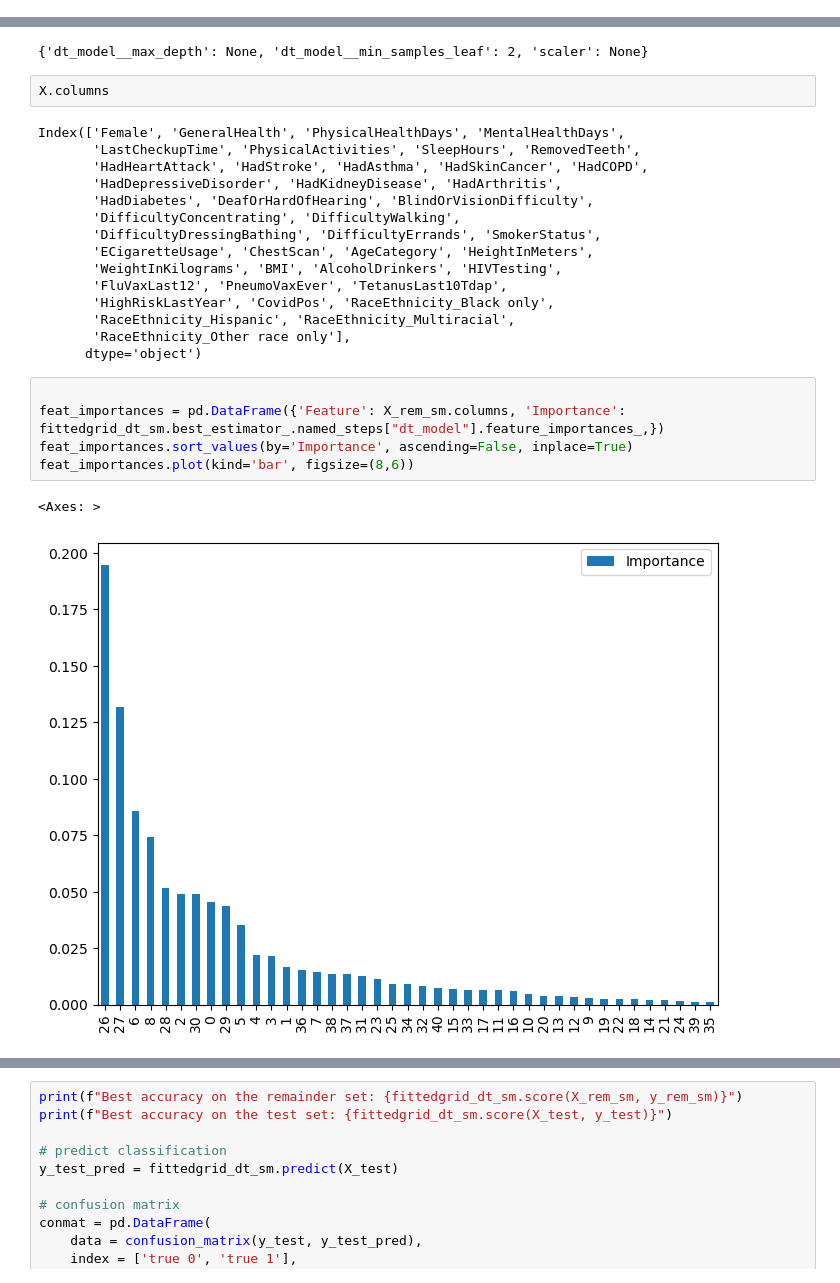
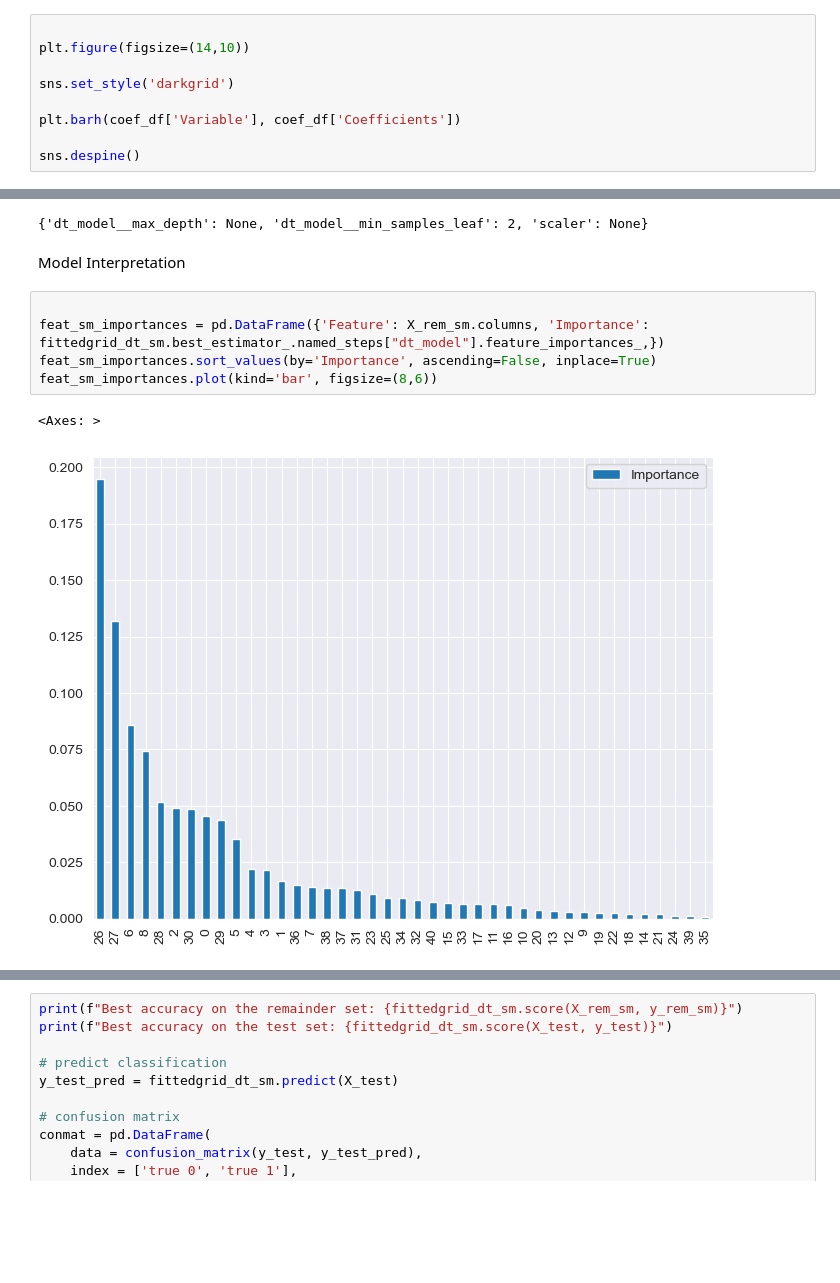
Before and after one commit to Tasnimacj/Capstone_Heart_Prediction, a Jupyter notebook: notebooks/04-modelling-no-pca.ipynb, the cells around one changed output, grey strips where cells are left out. Cells and saved outputs as stored; diff of their text form; blank space fills up the shorter version.

```diff
--- a/notebooks/04-modelling-no-pca.ipynb
+++ b/notebooks/04-modelling-no-pca.ipynb
@@ -223,0 +213,9 @@ ValueError: Shape of passed values is (1, 41), indices imply (41, 1)
+# %%
+
+plt.figure(figsize=(14,10))
+
+sns.set_style('darkgrid')
+
+plt.barh(coef_df['Variable'], coef_df['Coefficients'])
+
+sns.despine()
@@ -446,28 +670,13 @@ Fitting 5 folds for each of 36 candidates, totalling 180 fits
 fittedgrid_dt_sm.best_params_
 # %% [output]
 {'dt_model__max_depth': None, 'dt_model__min_samples_leaf': 2, 'scaler': None}
-# %%
-X.columns
-# %% [output]
-Index(['Female', 'GeneralHealth', 'PhysicalHealthDays', 'MentalHealthDays',
-       'LastCheckupTime', 'PhysicalActivities', 'SleepHours', 'RemovedTeeth',
-       'HadHeartAttack', 'HadStroke', 'HadAsthma', 'HadSkinCancer', 'HadCOPD',
-       'HadDepressiveDisorder', 'HadKidneyDisease', 'HadArthritis',
-       'HadDiabetes', 'DeafOrHardOfHearing', 'BlindOrVisionDifficulty',
-       'DifficultyConcentrating', 'DifficultyWalking',
-       'DifficultyDressingBathing', 'DifficultyErrands', 'SmokerStatus',
-       'ECigaretteUsage', 'ChestScan', 'AgeCategory', 'HeightInMeters',
-       'WeightInKilograms', 'BMI', 'AlcoholDrinkers', 'HIVTesting',
-       'FluVaxLast12', 'PneumoVaxEver', 'TetanusLast10Tdap',
-       'HighRiskLastYear', 'CovidPos', 'RaceEthnicity_Black only',
-       'RaceEthnicity_Hispanic', 'RaceEthnicity_Multiracial',
-       'RaceEthnicity_Other race only'],
-      dtype='object')
+# %% [markdown]
+Model Interpretation
 # %%
 
-feat_importances = pd.DataFrame({'Feature': X_rem_sm.columns, 'Importance': fittedgrid_dt_sm.best_estimator_.named_steps["dt_model"].feature_importances_,})
-feat_importances.sort_values(by='Importance', ascending=False, inplace=True)
-feat_importances.plot(kind='bar', figsize=(8,6))
+feat_sm_importances = pd.DataFrame({'Feature': X_rem_sm.columns, 'Importance': fittedgrid_dt_sm.best_estimator_.named_steps["dt_model"].feature_importances_,})
+feat_sm_importances.sort_values(by='Importance', ascending=False, inplace=True)
+feat_sm_importances.plot(kind='bar', figsize=(8,6))
 # %% [output]
 <Axes: >
-[figure, old version]
+[figure, new version]
```
Also changed, not shown: parts of 39 cells of this notebook, 2 other files.
